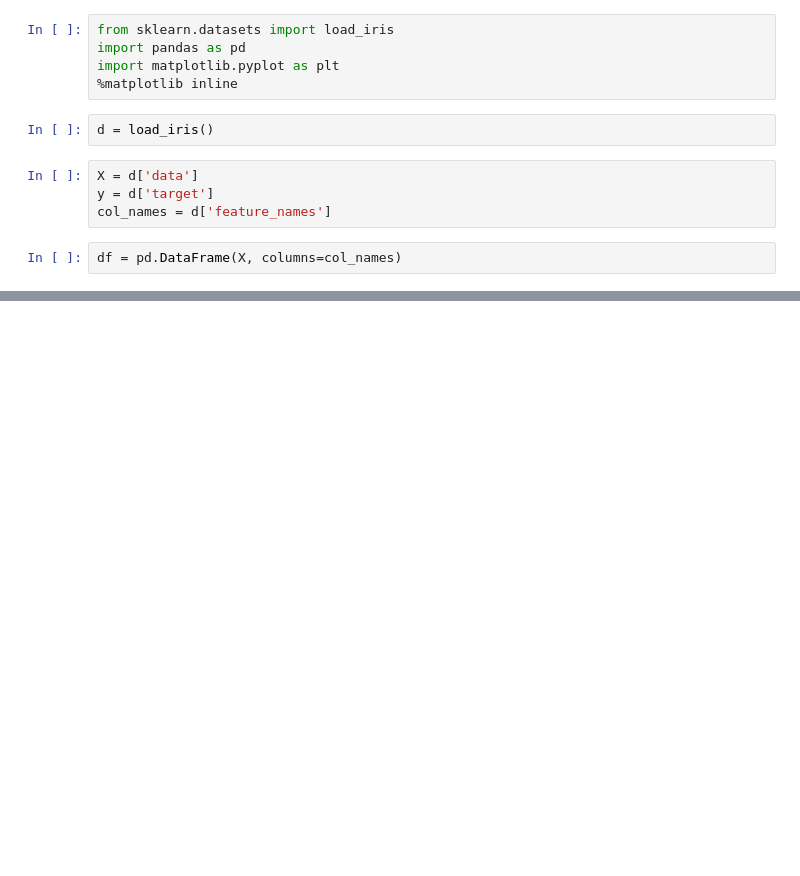
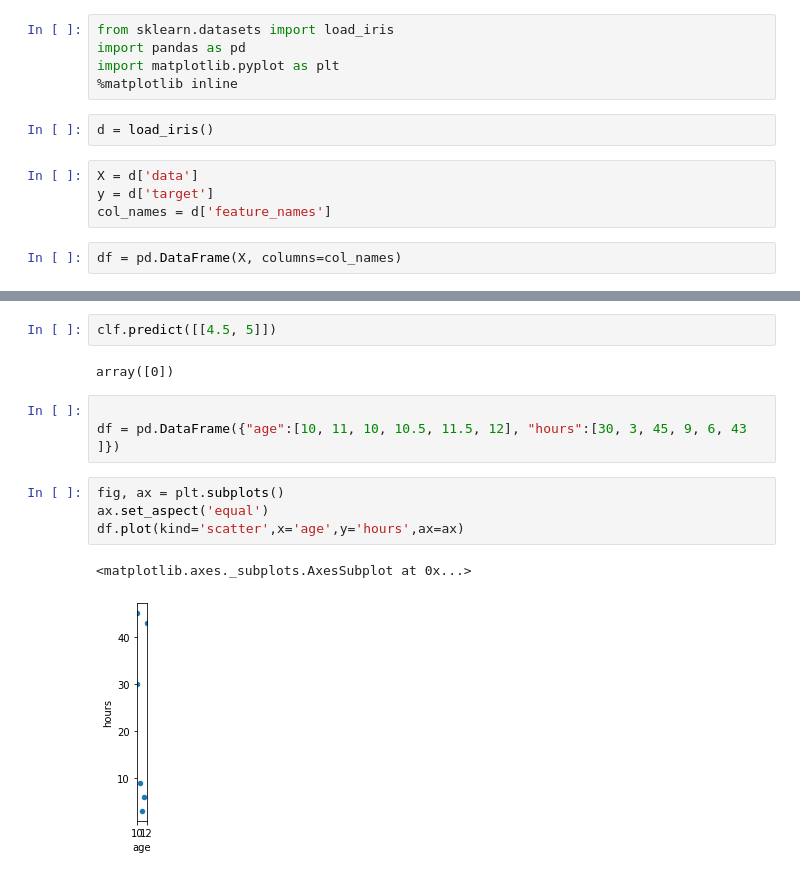
Before and after one commit to ashwinperti/MNIST_deep1, a Jupyter notebook: ATAL_KNN.ipynb, the cells around one changed output, grey strips where cells are left out. Saved outputs shown, nothing was run; the diff lists cells and outputs as text; blank space fills up the shorter version.

```diff
--- a/ATAL_KNN.ipynb
+++ b/ATAL_KNN.ipynb
@@ -31,0 +87,14 @@ df.plot(kind='scatter',x='sepal length (cm')
+# %%
+clf.predict([[4.5, 5]])
+# %% [output]
+array([0])
+# %%
+
+df = pd.DataFrame({"age":[10, 11, 10, 10.5, 11.5, 12], "hours":[30, 3, 45, 9, 6, 43 ]})
+# %%
+fig, ax = plt.subplots()
+ax.set_aspect('equal')
+df.plot(kind='scatter',x='age',y='hours',ax=ax)
+# %% [output]
+<matplotlib.axes._subplots.AxesSubplot at 0x...>
+[figure, added]
```
Also changed, not shown: parts of 13 cells of this notebook.
